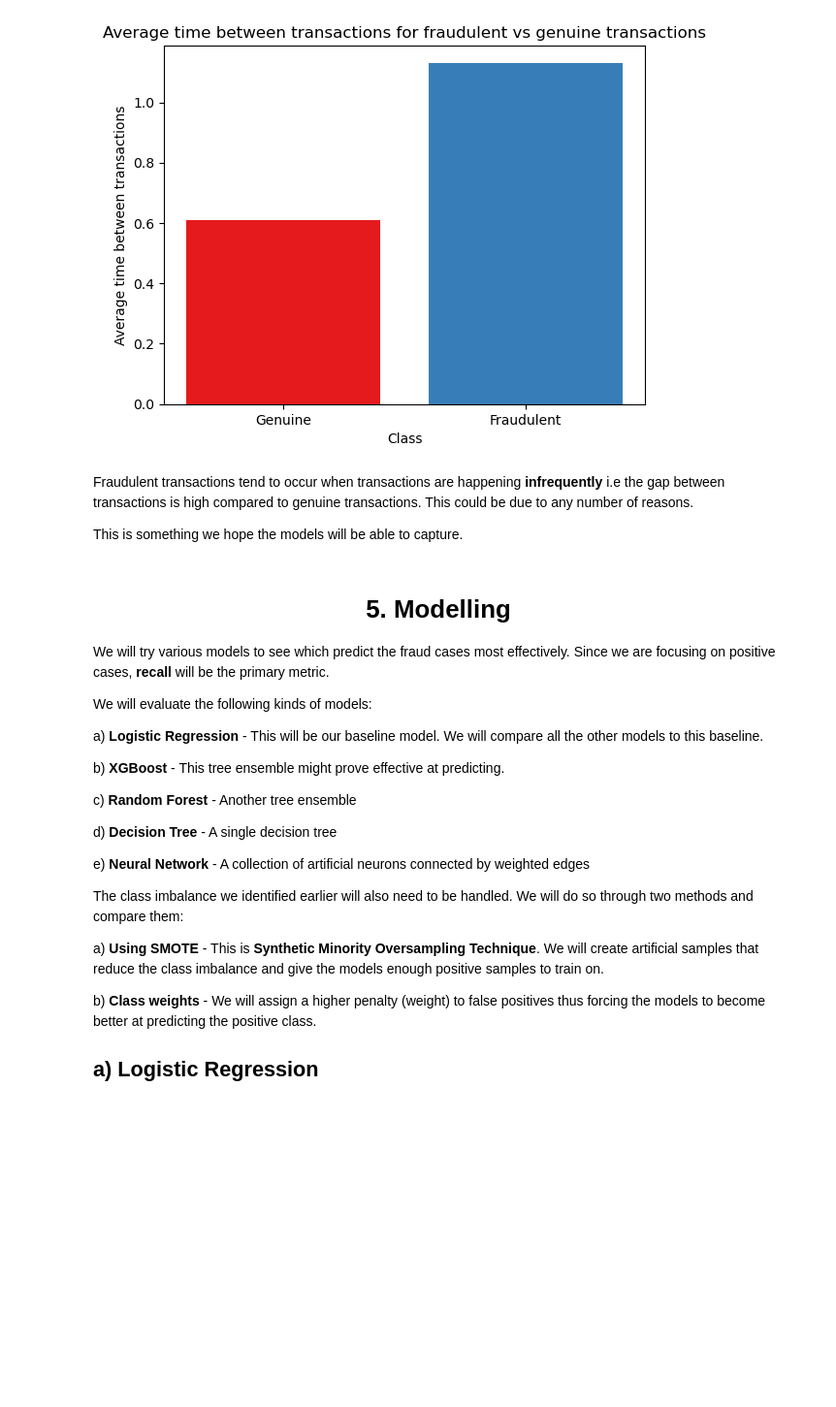
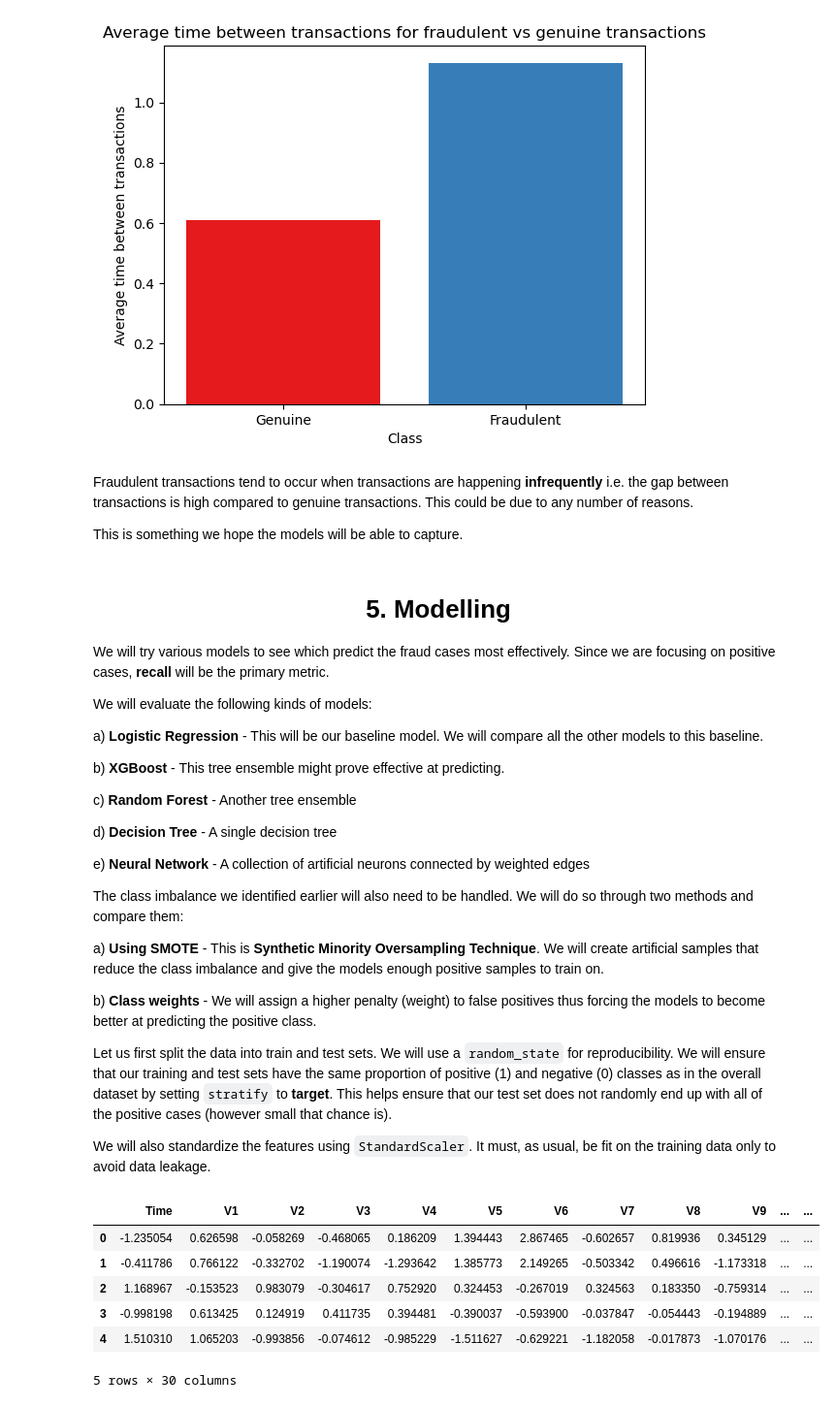
Before and after one commit to NgundoMuithya/Kaggle_Credit_Card_Fraud_Detection, a Jupyter notebook: notebook.ipynb, the cells around one changed output. Shown at 97% size. Drawn from its saved outputs; the diff is of its cells as text; code cells hidden in the pictures; blank space fills up the shorter version.

Commit message:
Perform train-test split and standardization of features

```diff
--- a/notebook.ipynb
+++ b/notebook.ipynb
@@ -408,7 +408,7 @@ plt.show()
 # %% [output]
 [figure]
 # %% [markdown]
-Fraudulent transactions tend to occur when transactions are happening **infrequently** i.e the gap between transactions is high compared to genuine transactions. This could be due to any number of reasons.
+Fraudulent transactions tend to occur when transactions are happening **infrequently** i.e. the gap between transactions is high compared to genuine transactions. This could be due to any number of reasons.
 
 This is something we hope the models will be able to capture.
 # %% [markdown]
@@ -436,4 +436,32 @@ a) **Using SMOTE** - This is **Synthetic Minority Oversampling Technique**. We w
 
 b) **Class weights** - We will assign a higher penalty (weight) to false positives thus forcing the models to become better at predicting the positive class.
 
-## a) Logistic Regression
+Let us first split the data into train and test sets. We will use a `random_state` for reproducibility. We will ensure that our training and test sets have the same proportion of positive (1) and negative (0) classes as in the overall dataset by setting `stratify` to **target**. This helps ensure that our test set does not randomly end up with all of the positive cases (however small that chance is).
+
+We will also standardize the features using  `StandardScaler`. It must, as usual, be fit on the training data only to avoid data leakage.
+# %%
+from sklearn.model_selection import train_test_split
+from sklearn.preprocessing import StandardScaler
+
+X_train, X_test, y_train, y_test = train_test_split(features, target, random_state=2026, stratify=target, test_size=0.3)
+
+scaler = StandardScaler()
+
+X_train_scaled = pd. DataFrame(
+    scaler.fit_transform(X_train),
+    columns=X_train.columns
+)
+X_test_scaled = pd.DataFrame(
+    scaler.transform(X_test),
+    columns=X_test.columns
+)
+
+X_train_scaled.head()
+# %% [output]
+|  | Time | V1 | V2 | V3 | V4 | V5 | V6 | V7 | V8 | V9 | ... | ... |
+| 0 | -1.235054 | 0.626598 | -0.058269 | -0.468065 | 0.186209 | 1.394443 | 2.867465 | -0.602657 | 0.819936 | 0.345129 | ... | ... |
+| 1 | -0.411786 | 0.766122 | -0.332702 | -1.190074 | -1.293642 | 1.385773 | 2.149265 | -0.503342 | 0.496616 | -1.173318 | ... | ... |
+| 2 | 1.168967 | -0.153523 | 0.983079 | -0.304617 | 0.752920 | 0.324453 | -0.267019 | 0.324563 | 0.183350 | -0.759314 | ... | ... |
+| 3 | -0.998198 | 0.613425 | 0.124919 | 0.411735 | 0.394481 | -0.390037 | -0.593900 | -0.037847 | -0.054443 | -0.194889 | ... | ... |
+| 4 | 1.510310 | 1.065203 | -0.993856 | -0.074612 | -0.985229 | -1.511627 | -0.629221 | -1.182058 | -0.017873 | -1.070176 | ... | ... |
+5 rows × 30 columns
```
Also changed, not shown: parts of 2 cells of this notebook.
